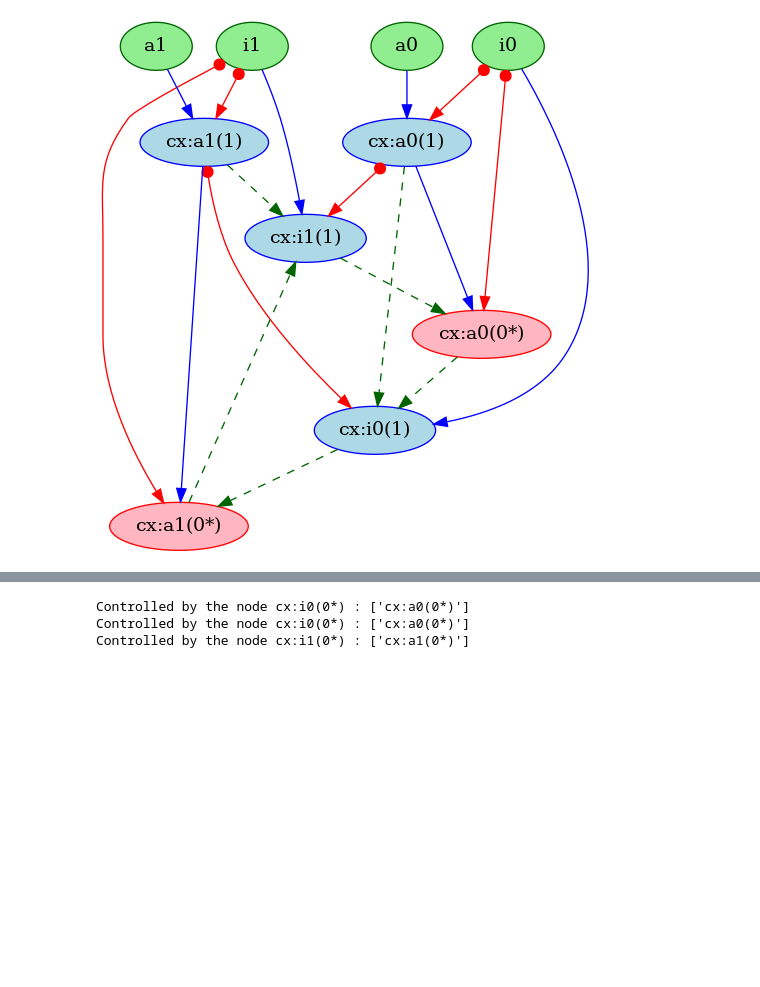
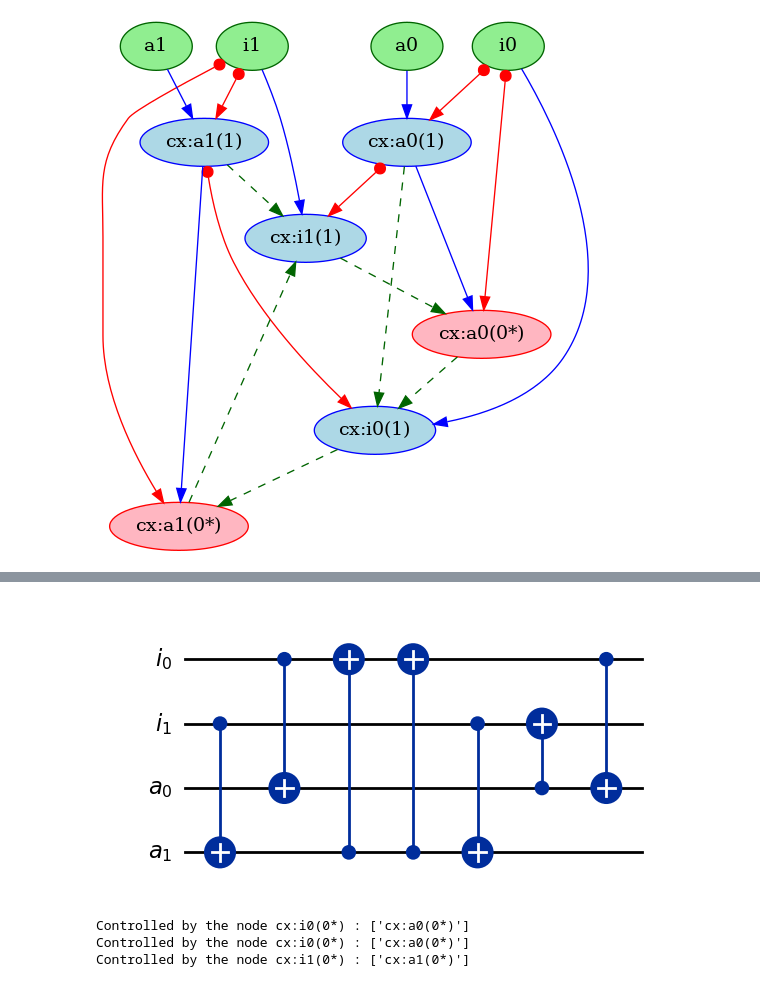
Before and after one commit to ashutiw2k/PartialUncomputationAndBennetts, a Jupyter notebook: testnotebooks/TestGateReorderingAlgo.ipynb, the cells around one changed output, grey strips where cells are left out. Cells and saved outputs as stored; diff of their text form; code cells hidden in the pictures; blank space fills up the shorter version.

```diff
--- a/testnotebooks/TestGateReorderingAlgo.ipynb
+++ b/testnotebooks/TestGateReorderingAlgo.ipynb
@@ -145,3 +146,9 @@ Cycles from CG removed when added uncomp for cx:i0(1)!
+# %%
+new_reduced_ucirc = get_uncomp_circuit(new_reduced_ucg)
+
+new_reduced_ucirc.draw('mpl')
+# %% [output]
+[figure, added]
 # %%
 new_bennetts_ucg = remove_and_reorder_circuit_gates_simple(bennetts_ucg)
 # %% [output]
```
Also changed, not shown: parts of 3 cells of this notebook, 12 other files.
